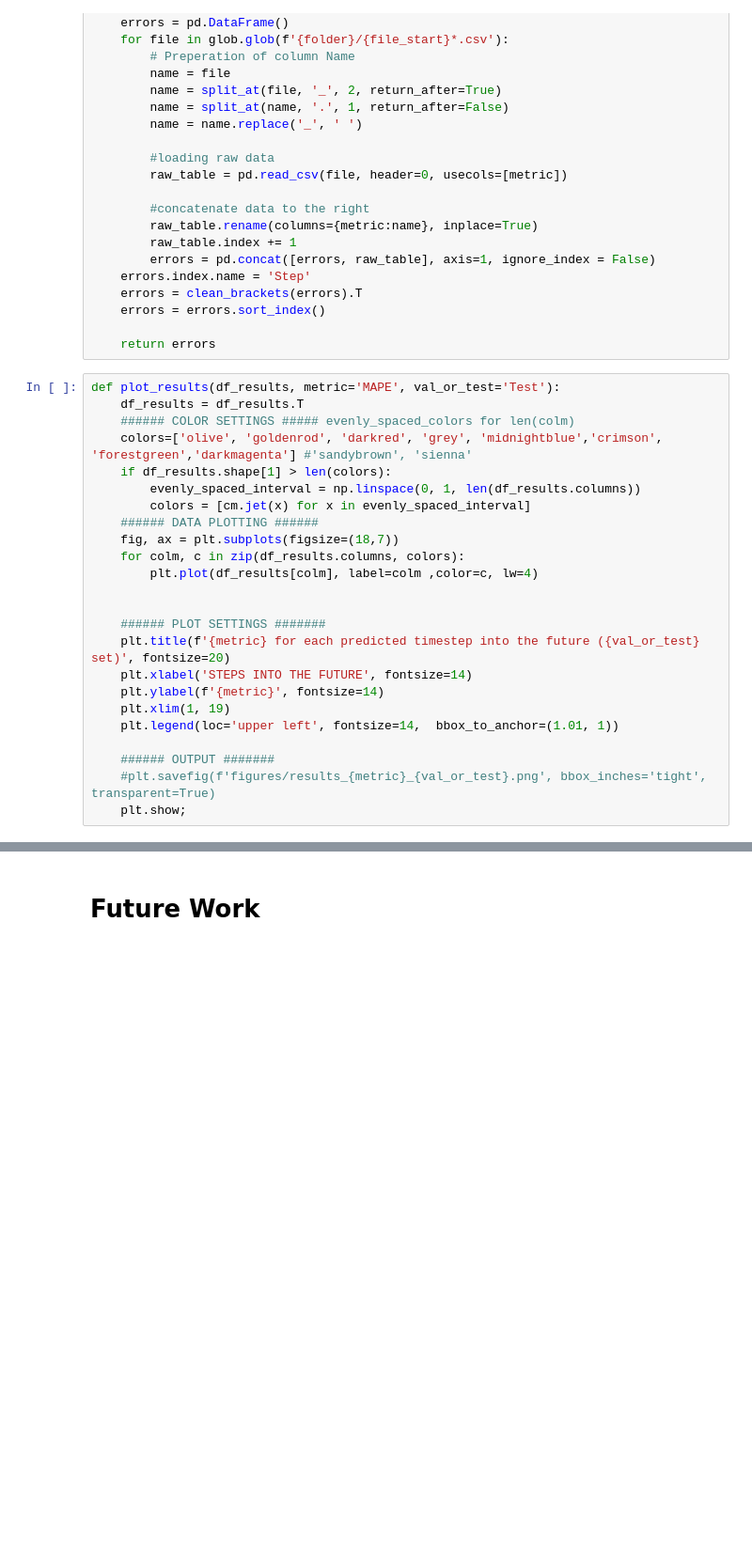
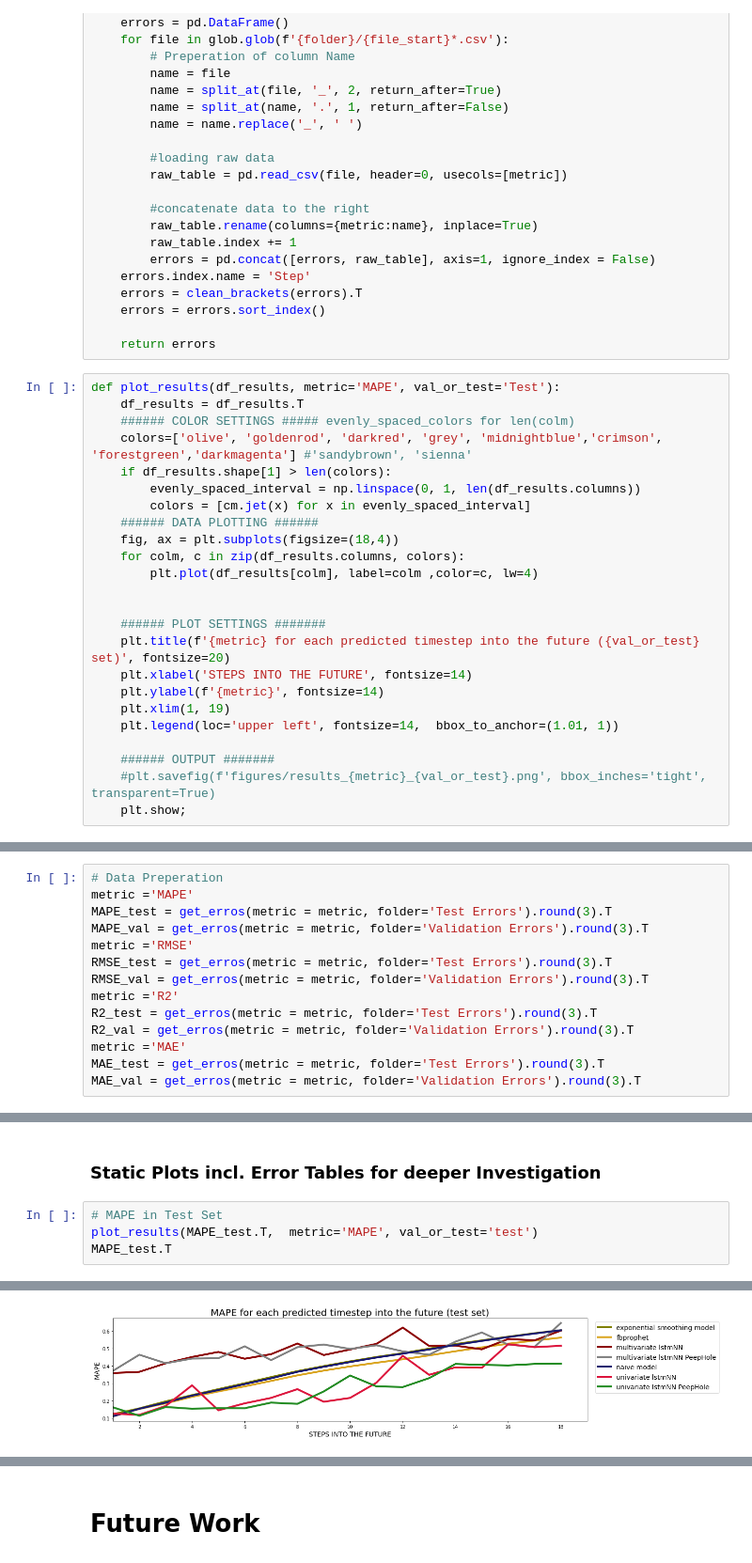
Before and after one commit to JonJae/TimeSeriesPrediction_FeedInMngmt, a Jupyter notebook: FeedInMngmt_Results.ipynb, the cells around one changed output, grey strips where cells are left out. Shown at 94% size. Saved outputs shown, nothing was run; the diff lists cells and outputs as text; blank space fills up the shorter version.

```diff
--- a/FeedInMngmt_Results.ipynb
+++ b/FeedInMngmt_Results.ipynb
@@ -107,7 +112,7 @@ def plot_results(df_results, metric='MAPE', val_or_test='Test'):
         evenly_spaced_interval = np.linspace(0, 1, len(df_results.columns))
         colors = [cm.jet(x) for x in evenly_spaced_interval]
     ###### DATA PLOTTING ######
-    fig, ax = plt.subplots(figsize=(18,7))
+    fig, ax = plt.subplots(figsize=(18,4))
     for colm, c in zip(df_results.columns, colors):
         plt.plot(df_results[colm], label=colm ,color=c, lw=4)
 
@@ -194,0 +132,14 @@ errors.round(2)
+# %%
+# Data Preperation
+metric ='MAPE'
+MAPE_test = get_erros(metric = metric, folder='Test Errors').round(3).T
+MAPE_val = get_erros(metric = metric, folder='Validation Errors').round(3).T
+metric ='RMSE'
+RMSE_test = get_erros(metric = metric, folder='Test Errors').round(3).T
+RMSE_val = get_erros(metric = metric, folder='Validation Errors').round(3).T
+metric ='R2'
+R2_test = get_erros(metric = metric, folder='Test Errors').round(3).T
+R2_val = get_erros(metric = metric, folder='Validation Errors').round(3).T
+metric ='MAE'
+MAE_test = get_erros(metric = metric, folder='Test Errors').round(3).T
+MAE_val = get_erros(metric = metric, folder='Validation Errors').round(3).T
@@ -194,0 +205,7 @@ errors.round(2)
+# %% [markdown]
+### Static Plots incl. Error Tables for deeper Investigation
+# %%
+# MAPE in Test Set
+plot_results(MAPE_test.T,  metric='MAPE', val_or_test='test')
+MAPE_test.T
+# %% [output]
@@ -194,0 +220 @@ errors.round(2)
+[figure, added]
```
Also changed, not shown: parts of 20 cells of this notebook, 1 other file.
